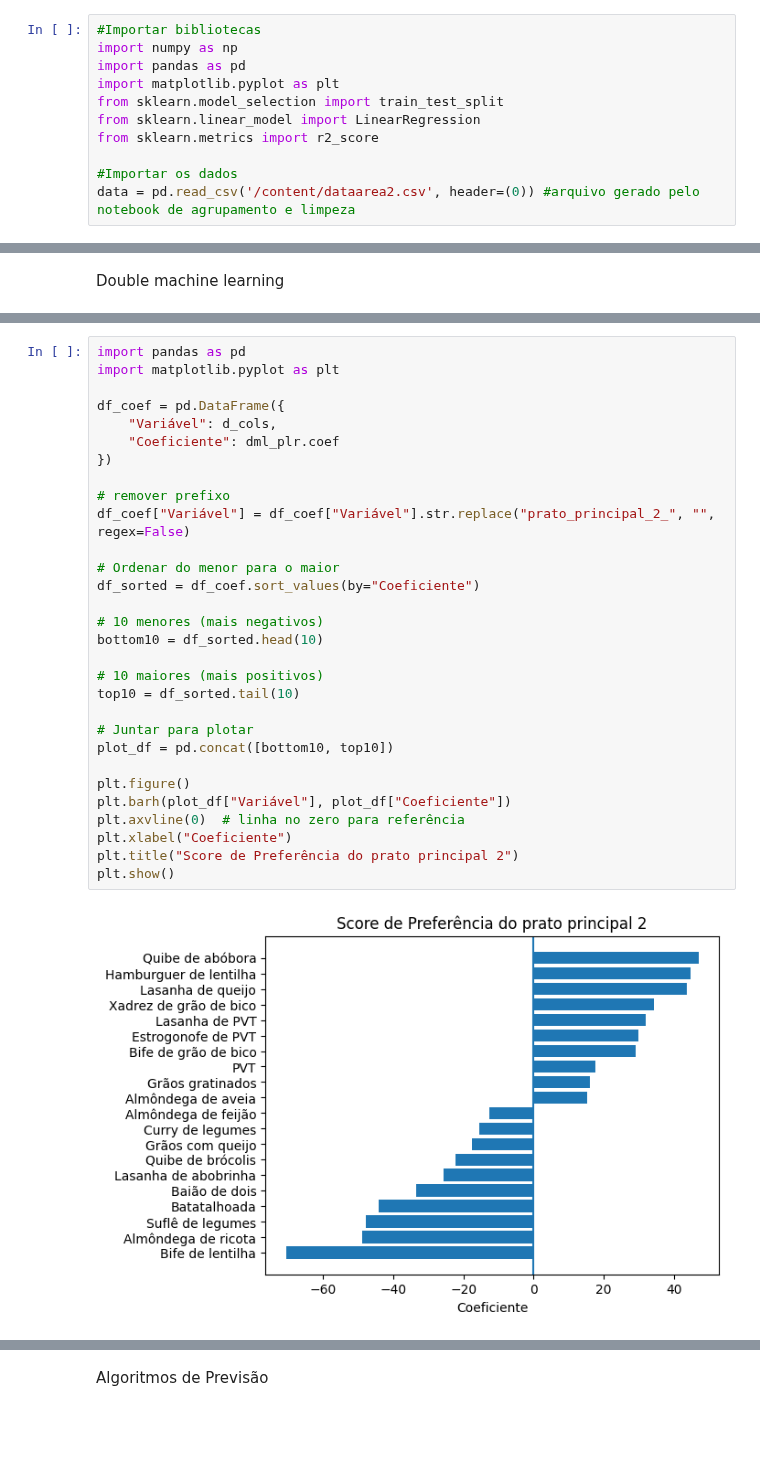
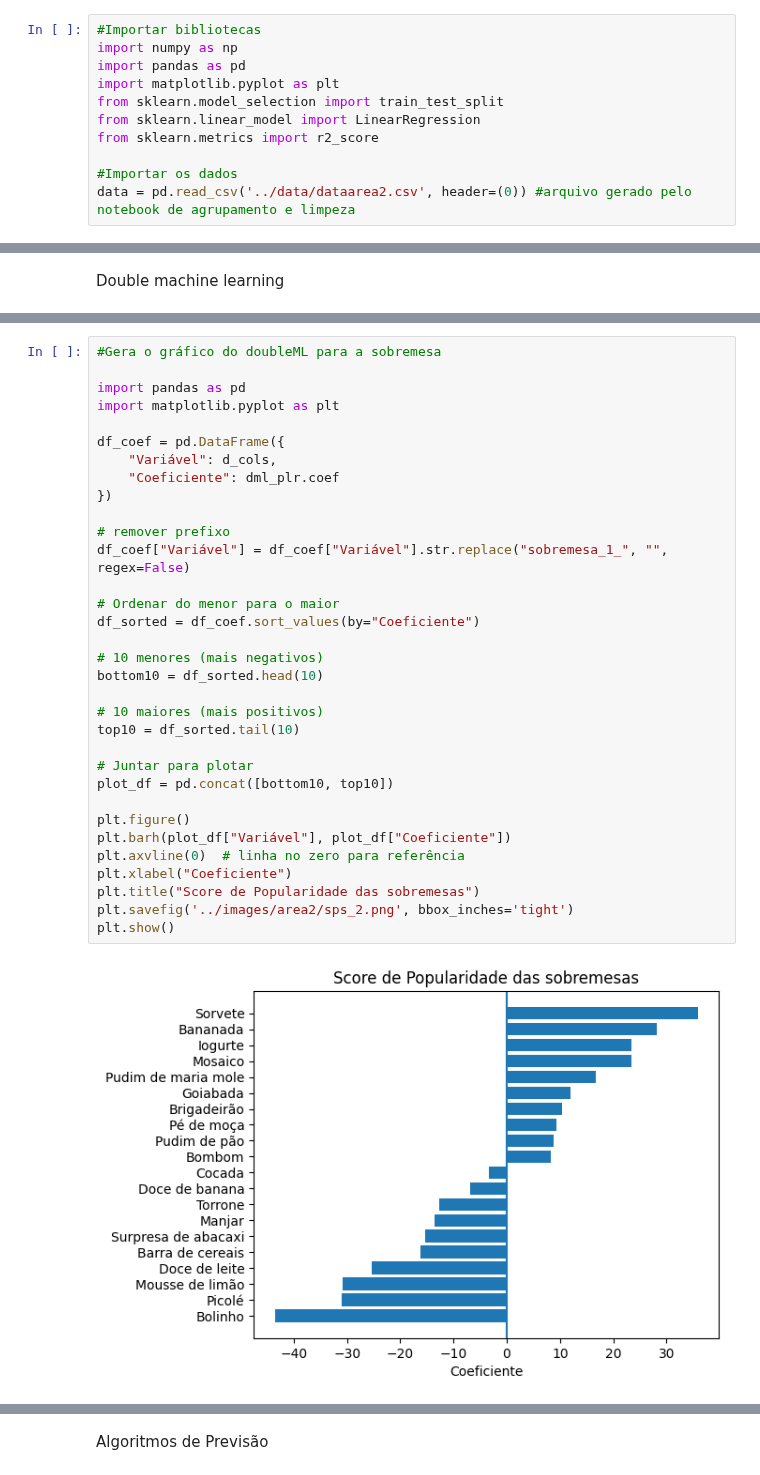
Before and after one commit to rafaelcarmanhani/projeto-ru, a Jupyter notebook: previsao/notebooks/Previsão_area2.ipynb, the cells around one changed output, grey strips where cells are left out. Drawn from its saved outputs; the diff is of its cells as text; blank space fills up the shorter version.

```diff
--- a/previsao/notebooks/Previsão_area2.ipynb
+++ b/previsao/notebooks/Previsão_area2.ipynb
@@ -10,7 +10,7 @@ from sklearn.linear_model import LinearRegression
 from sklearn.metrics import r2_score
 
 #Importar os dados
-data = pd.read_csv('/content/dataarea2.csv', header=(0)) #arquivo gerado pelo notebook de agrupamento e limpeza
+data = pd.read_csv('../data/dataarea2.csv', header=(0)) #arquivo gerado pelo notebook de agrupamento e limpeza
 # %%
 #ADICIONA COLUNAS PARA VÉSPERA E PÓS DIAS LETIVOS
 
@@ -310,32 +531,35 @@ prato_principal_2_Bife de lentilha → -70.56744623850554
 # %%
+#Gera o gráfico do doubleML para a sobremesa
+
 import pandas as pd
 import matplotlib.pyplot as plt
 
 df_coef = pd.DataFrame({
     "Variável": d_cols,
     "Coeficiente": dml_plr.coef
 })
 
 # remover prefixo
-df_coef["Variável"] = df_coef["Variável"].str.replace("prato_principal_2_", "", regex=False)
+df_coef["Variável"] = df_coef["Variável"].str.replace("sobremesa_1_", "", regex=False)
 
 # Ordenar do menor para o maior
 df_sorted = df_coef.sort_values(by="Coeficiente")
 
 # 10 menores (mais negativos)
 bottom10 = df_sorted.head(10)
 
 # 10 maiores (mais positivos)
 top10 = df_sorted.tail(10)
 
 # Juntar para plotar
 plot_df = pd.concat([bottom10, top10])
 
 plt.figure()
 plt.barh(plot_df["Variável"], plot_df["Coeficiente"])
 plt.axvline(0)  # linha no zero para referência
 plt.xlabel("Coeficiente")
-plt.title("Score de Preferência do prato principal 2")
+plt.title("Score de Popularidade das sobremesas")
+plt.savefig('../images/area2/sps_2.png', bbox_inches='tight')
 plt.show()
 # %% [output]
-[figure, old version]
+[figure, new version]
```
Also changed, not shown: parts of 18 cells of this notebook, 1 other file.
